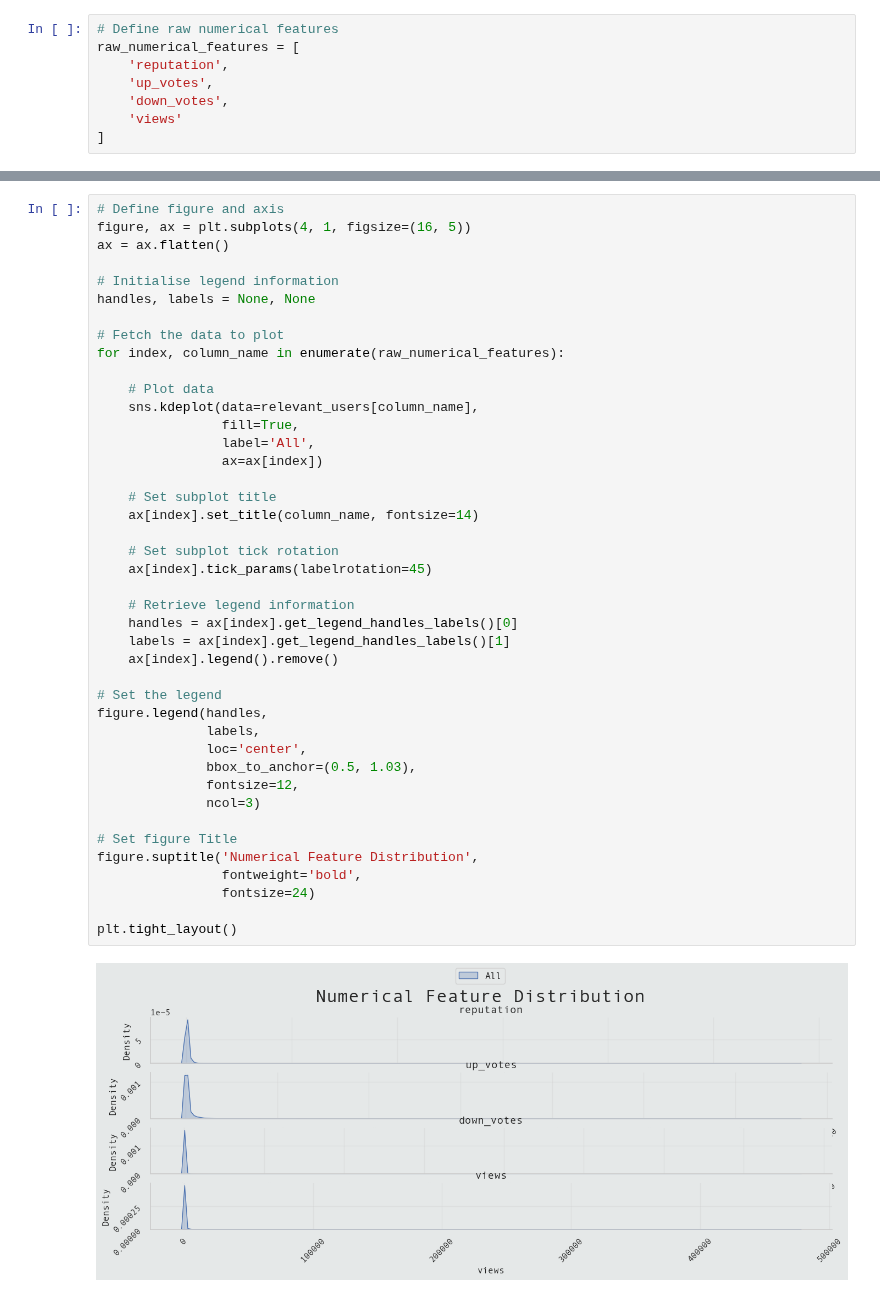
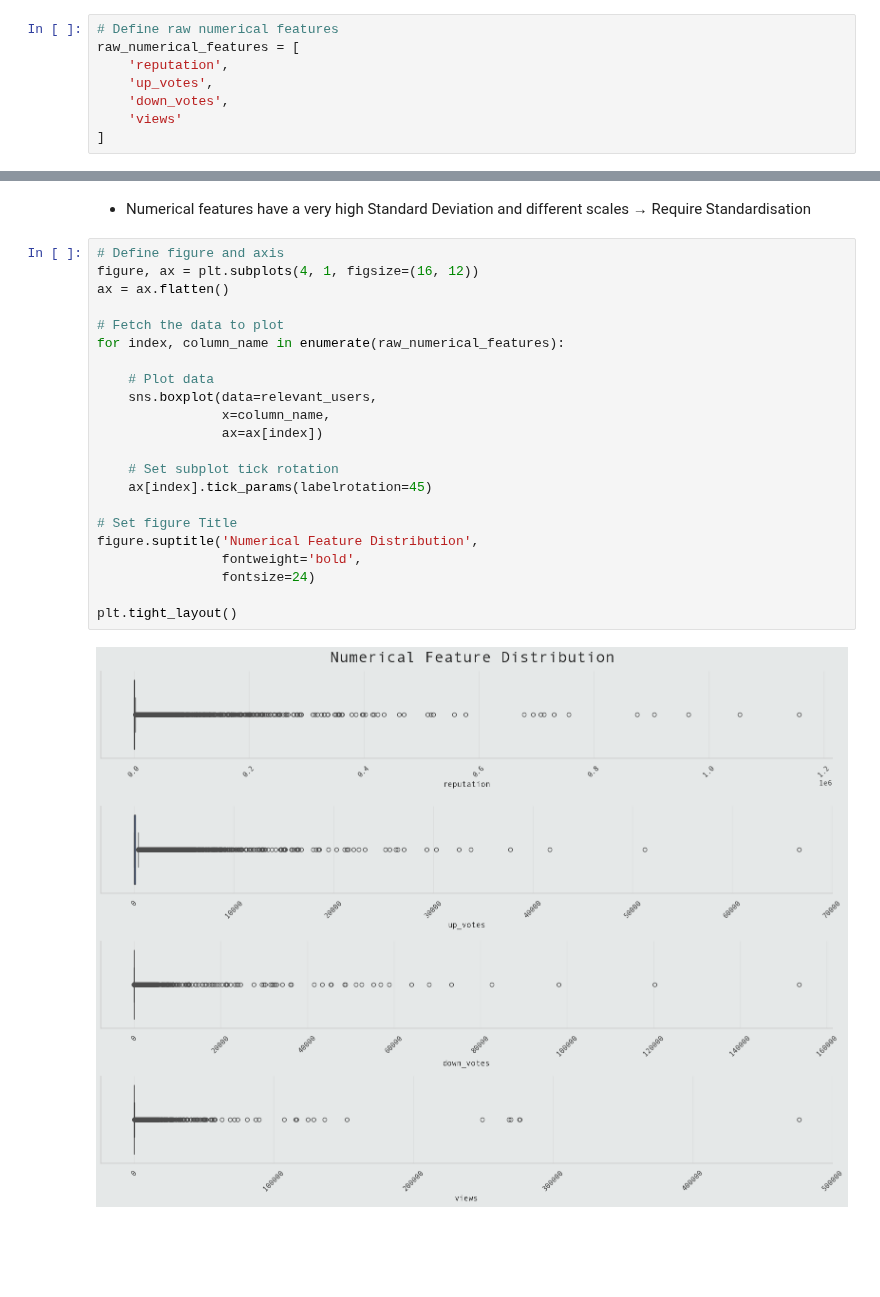
Before and after one commit to Volscente/DruidicGroveAI, a Jupyter notebook: notebooks/stackoverflow/eda/stackoverflow_eda.ipynb, the cells around one changed output, grey strips where cells are left out. Saved outputs shown, nothing was run; the diff lists cells and outputs as text; blank space fills up the shorter version.

Commit message:
Numerical features boxplots

```diff
--- a/notebooks/stackoverflow/eda/stackoverflow_eda.ipynb
+++ b/notebooks/stackoverflow/eda/stackoverflow_eda.ipynb
@@ -175,44 +184,26 @@ raw_numerical_features = [
+# %% [markdown]
+- Numerical features have a very high Standard Deviation and different scales &rarr; Require Standardisation
 # %%
 # Define figure and axis
-figure, ax = plt.subplots(4, 1, figsize=(16, 5))
+figure, ax = plt.subplots(4, 1, figsize=(16, 12))
 ax = ax.flatten()
-
-# Initialise legend information
-handles, labels = None, None
 
 # Fetch the data to plot
 for index, column_name in enumerate(raw_numerical_features):
 
     # Plot data
-    sns.kdeplot(data=relevant_users[column_name],
-                fill=True,
-                label='All',
+    sns.boxplot(data=relevant_users,
+                x=column_name,
                 ax=ax[index])
-
-    # Set subplot title
-    ax[index].set_title(column_name, fontsize=14)
 
     # Set subplot tick rotation
     ax[index].tick_params(labelrotation=45)
-
-    # Retrieve legend information
-    handles = ax[index].get_legend_handles_labels()[0]
-    labels = ax[index].get_legend_handles_labels()[1]
-    ax[index].legend().remove()
-
-# Set the legend
-figure.legend(handles,
-              labels,
-              loc='center',
-              bbox_to_anchor=(0.5, 1.03),
-              fontsize=12,
-              ncol=3)
 
 # Set figure Title
 figure.suptitle('Numerical Feature Distribution',
                 fontweight='bold',
                 fontsize=24)
 
 plt.tight_layout()
 # %% [output]
-[figure, old version]
+[figure, new version]
```
Also changed, not shown: parts of 3 cells of this notebook.
